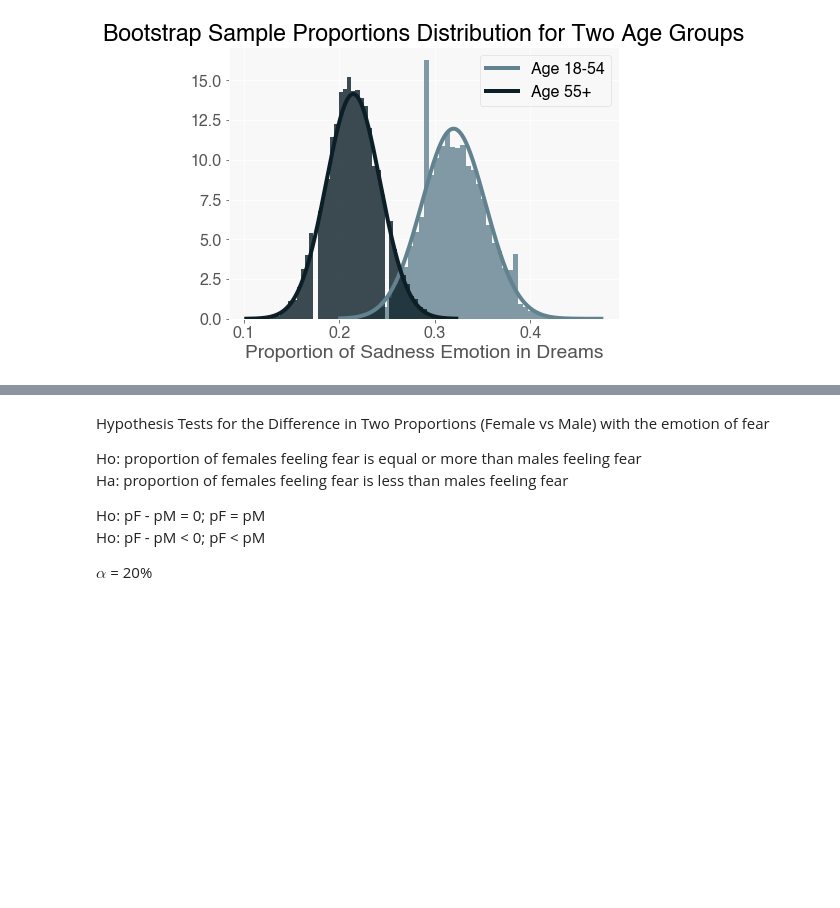
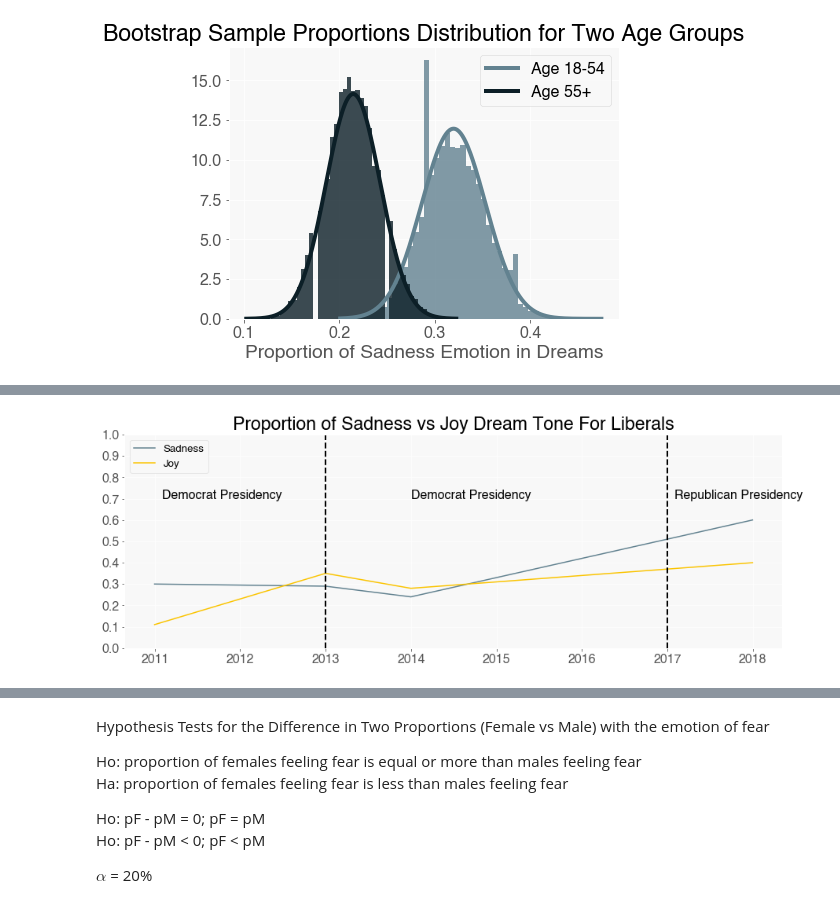
Before and after one commit to MekdiYilma/dreams, a Jupyter notebook: EDA/tone_analysis_on_SDDb.ipynb, the cells around one changed output, grey strips where cells are left out. Saved outputs shown, nothing was run; the diff lists cells and outputs as text; code cells hidden in the pictures; blank space fills up the shorter version.

```diff
--- a/EDA/tone_analysis_on_SDDb.ipynb
+++ b/EDA/tone_analysis_on_SDDb.ipynb
@@ -717,0 +762,42 @@ plot_hist_dist('55+', deep_colors[1]);
+# %%
+dream_date_grouped_df = dream_df[ (dream_df.Politics == '2)Lib')].groupby(
+    pd.Grouper(key='Date', freq='Y')).sum()[tone_flag_cols_wCounter]
+
+
+dream_date_grouped_df['Anger_Flag_p'] = round(dream_date_grouped_df.Anger_Flag /
+                                        dream_date_grouped_df.Counter,2)
+dream_date_grouped_df['Sadness_Flag_p'] = round(dream_date_grouped_df.Sadness_Flag /
+                                        dream_date_grouped_df.Counter,2)
+dream_date_grouped_df['Fear_Flag_p'] = round(dream_date_grouped_df.Fear_Flag /
+                                        dream_date_grouped_df.Counter,2)
+dream_date_grouped_df['Tentative_Flag_p'] = round(dream_date_grouped_df.Tentative_Flag /
+                                        dream_date_grouped_df.Counter,2)
+dream_date_grouped_df['Analytical_Flag_p'] = round(dream_date_grouped_df.Analytical_Flag /
+                                        dream_date_grouped_df.Counter,2)
+dream_date_grouped_df['Joy_Flag_p'] = round(dream_date_grouped_df.Joy_Flag /
+                                        dream_date_grouped_df.Counter,2)
+
+dream_date_grouped_df.dropna(inplace=True)
+
+fig, ax = plt.subplots(figsize=(15,5))
+
+x = dream_date_grouped_df.index
+
+for tone_p, color, tone_name in zip(tone_p_cols, bright_colors, tone_cols):
+    if tone_name in ['Sadness', 'Joy']:
+        y = dream_date_grouped_df[tone_p]
+        ax.plot(x, y, c=color, label=tone_name)
+
+ax.axvline(['2016-12-31'], color='black', ls='--', lw=2)
+ax.axvline(['2012-12-31'], color='black', ls='--', lw=2)
+ax.text(['2011-02-01'],0.7, s='Democrat Presidency')
+ax.text(['2013-12-31'],0.7, s='Democrat Presidency')
+ax.text(['2017-02-01'],0.7, s='Republican Presidency')
+
+ax.set_yticks(np.linspace(0,1,11))
+
+ax.legend(loc='upper left', fontsize='small')
+
+ax.set_title('Proportion of Sadness vs Joy Dream Tone For Liberals');
+dream_date_grouped_df
+# %% [output]
@@ -717,0 +810 @@ plot_hist_dist('55+', deep_colors[1]);
+[figure, added]
```
Also changed, not shown: parts of 12 cells of this notebook.
